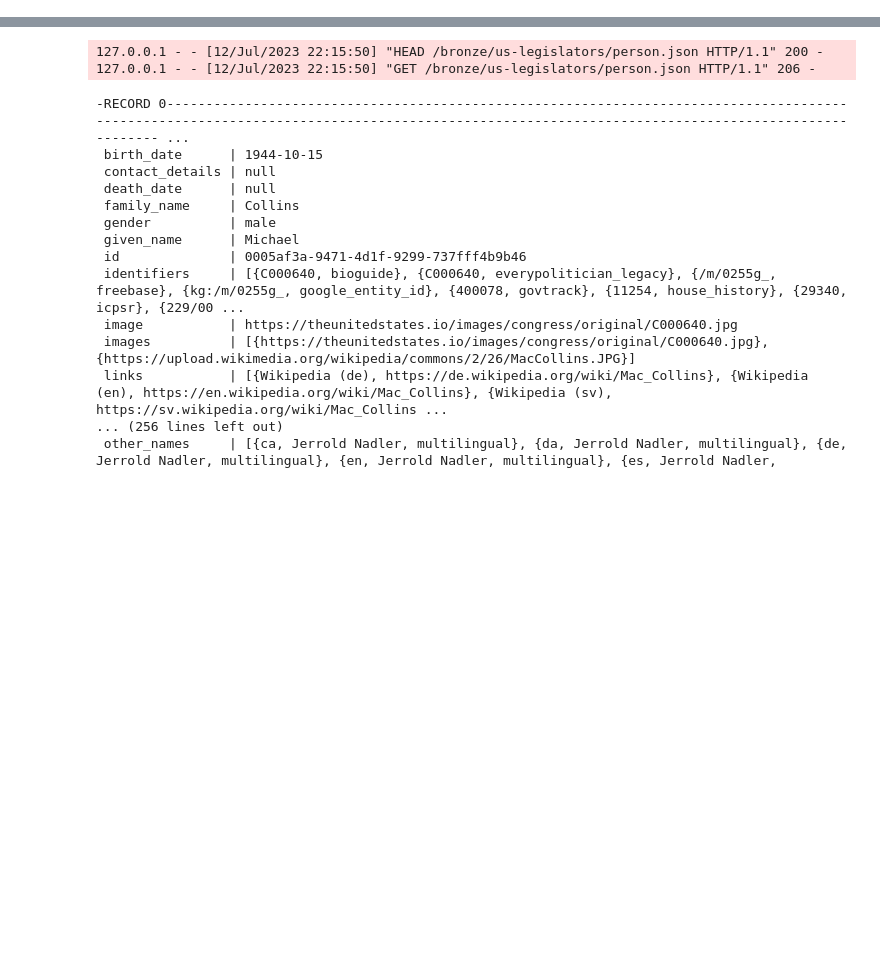
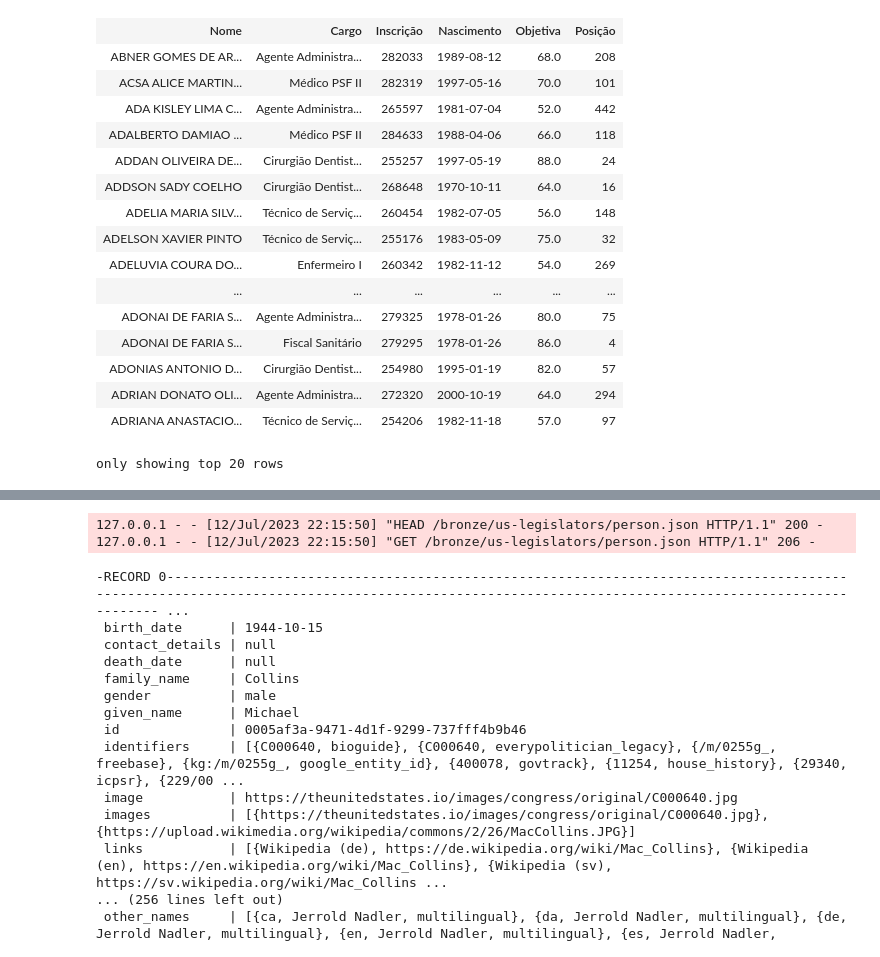
Before and after one commit to ivtavares/vs_code_local_spark_dev, a Jupyter notebook: .notebooks/test_moto.ipynb, the cells around one changed output, grey strips where cells are left out. Drawn from its saved outputs; the diff is of its cells as text; code cells hidden in the pictures; blank space fills up the shorter version.

```diff
--- a/.notebooks/test_moto.ipynb
+++ b/.notebooks/test_moto.ipynb
@@ -43,3 +45,17 @@ hadoop_conf.set("fs.s3a.secret.key", "mock")
 hadoop_conf.set("fs.s3a.endpoint", "http://localhost:5000")
 hadoop_conf.set("fs.s3a.path.style.access", "true")
 hadoop_conf.set("fs.s3a.connection.ssl.enabled", "false")
+# %%
+df = spark.read.csv('/workspace/dados_limpos_saude.csv', header=True)
+# %%
+from pyspark.sql import functions as F
+from pyspark.sql import Window
+window_spec = Window.partitionBy('Cargo').orderBy(F.col('Objetiva').desc(), F.col('Nascimento'))
+
+df2 = df.select('Nome',
+          'Cargo',
+          F.col('Inscrição').cast('int').alias('Inscrição'),
+          F.to_date('Nascimento', 'dd/MM/yyyy').alias('Nascimento'),
+          F.col('Objetiva').cast('float').alias('Objetiva')
+          ).withColumn('Posição', F.row_number().over(window_spec)).orderBy('Nome')
+df2.printSchema()
@@ -45,0 +70,20 @@ hadoop_conf.set("fs.s3a.connection.ssl.enabled", "false")
+# %%
+df2
+# %% [output]
+| Nome | Cargo | Inscrição | Nascimento | Objetiva | Posição |
+| ABNER GOMES DE AR... | Agente Administra... | 282033 | 1989-08-12 | 68.0 | 208 |
+| ACSA ALICE MARTIN... | Médico PSF II | 282319 | 1997-05-16 | 70.0 | 101 |
+| ADA KISLEY LIMA C... | Agente Administra... | 265597 | 1981-07-04 | 52.0 | 442 |
+| ADALBERTO DAMIAO ... | Médico PSF II | 284633 | 1988-04-06 | 66.0 | 118 |
+| ADDAN OLIVEIRA DE... | Cirurgião Dentist... | 255257 | 1997-05-19 | 88.0 | 24 |
+| ADDSON SADY COELHO | Cirurgião Dentist... | 268648 | 1970-10-11 | 64.0 | 16 |
+| ADELIA MARIA SILV... | Técnico de Serviç... | 260454 | 1982-07-05 | 56.0 | 148 |
+| ADELSON XAVIER PINTO | Técnico de Serviç... | 255176 | 1983-05-09 | 75.0 | 32 |
+| ADELUVIA COURA DO... | Enfermeiro I | 260342 | 1982-11-12 | 54.0 | 269 |
+| ... | ... | ... | ... | ... | ... |
+| ADONAI DE FARIA S... | Agente Administra... | 279325 | 1978-01-26 | 80.0 | 75 |
+| ADONAI DE FARIA S... | Fiscal Sanitário | 279295 | 1978-01-26 | 86.0 | 4 |
+| ADONIAS ANTONIO D... | Cirurgião Dentist... | 254980 | 1995-01-19 | 82.0 | 57 |
+| ADRIAN DONATO OLI... | Agente Administra... | 272320 | 2000-10-19 | 64.0 | 294 |
+| ADRIANA ANASTACIO... | Técnico de Serviç... | 254206 | 1982-11-18 | 57.0 | 97 |
+only showing top 20 rows
```
Also changed, not shown: parts of 13 cells of this notebook, 13 other files.
